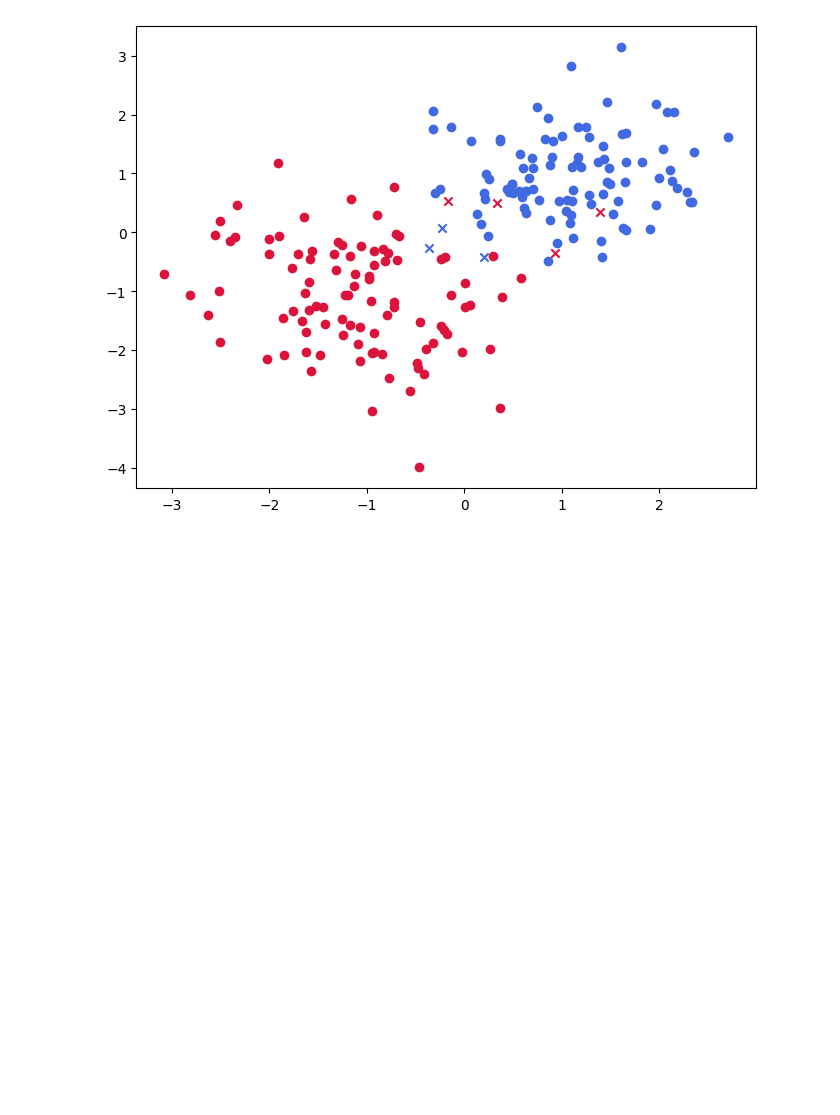
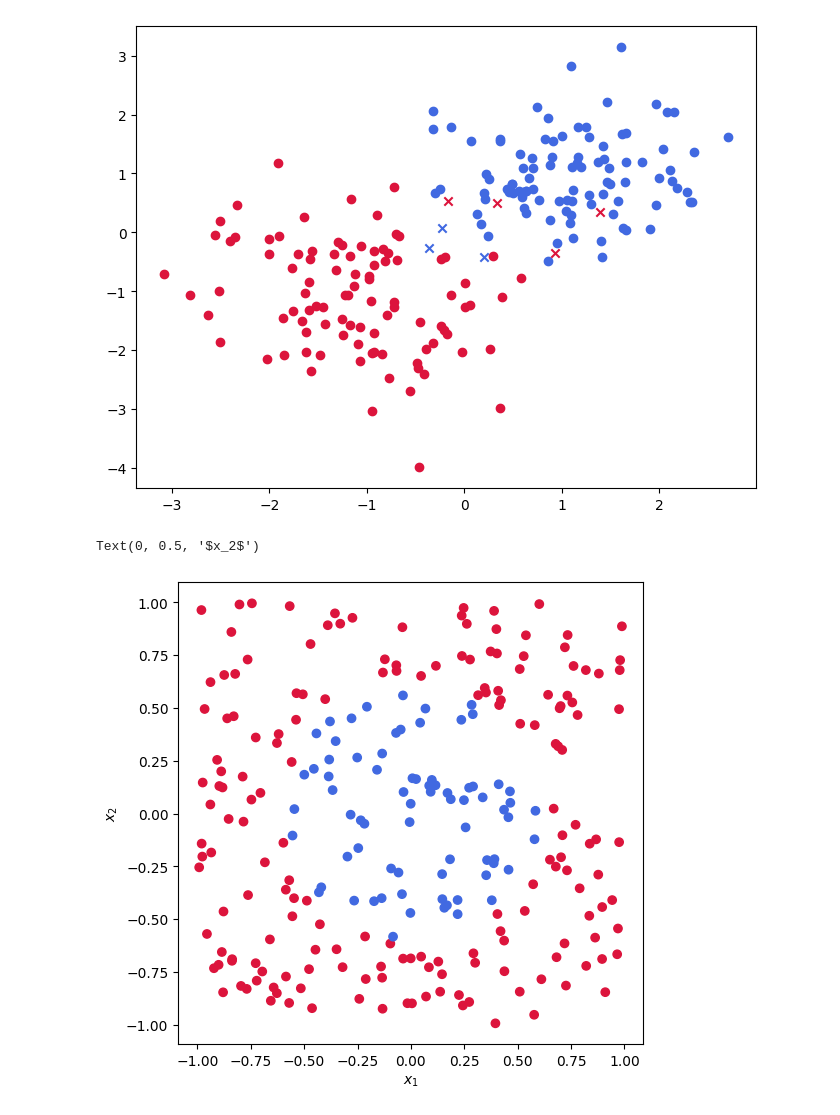
Before and after one commit to JonasHagstrom79/QMLSupportVectorMachines, a Jupyter notebook: QMLSupportVectorMachines.ipynb, the cells around one changed output. Cells and saved outputs as stored; diff of their text form; code cells hidden in the pictures; blank space fills up the shorter version.

```diff
--- a/QMLSupportVectorMachines.ipynb
+++ b/QMLSupportVectorMachines.ipynb
@@ -85,5 +85,26 @@ for point, marker, color in zip(x, markers, colors):
   plt.scatter(point[0], point[1], marker=marker, color=color)
 # %% [output]
 [figure]
+# %%
+# Non-linear data
+def circle():
+  num_points = 250
+  points = 1 -2 * np.random.random((num_points, 2))
+
+  radius = 0.6
+  labels = [1 if np.linalg.norm(point) > radius else -1 for point in points]
+
+  return points, labels
+# %%
+# Plot the results
+points, labels = circle()
+colors = ["crimson" if label == 1 else "royalblue" for label in labels]
+plt.figure(figsize=(6,6))
+plt.scatter(points[:,0], points[:,1], color=colors)
+plt.xlabel("$x_1$")
+plt.ylabel("$x_2$")
+# %% [output]
+Text(0, 0.5, '$x_2$')
+[figure, added]
 # %%
 # Här är jag 05:09 Support Vector Machines
```
